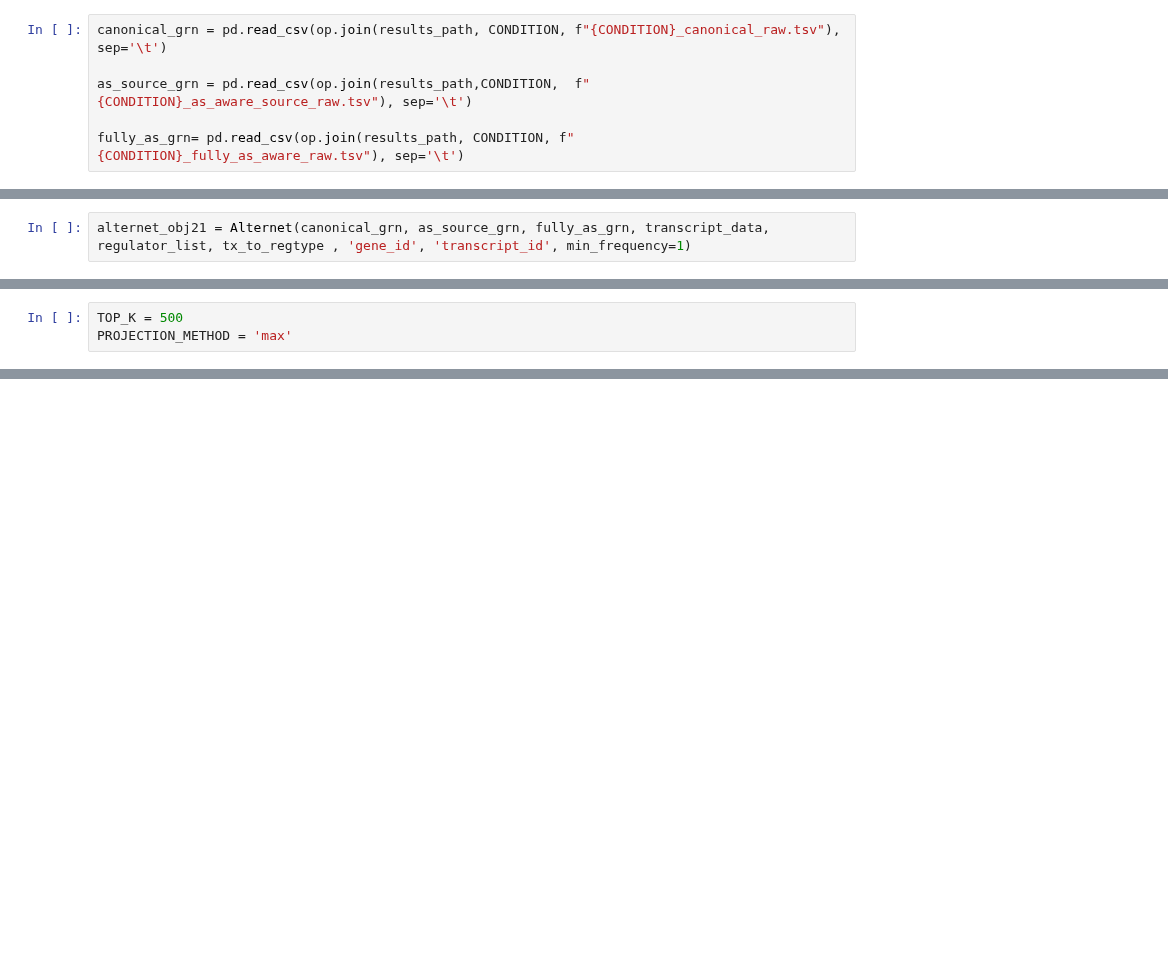
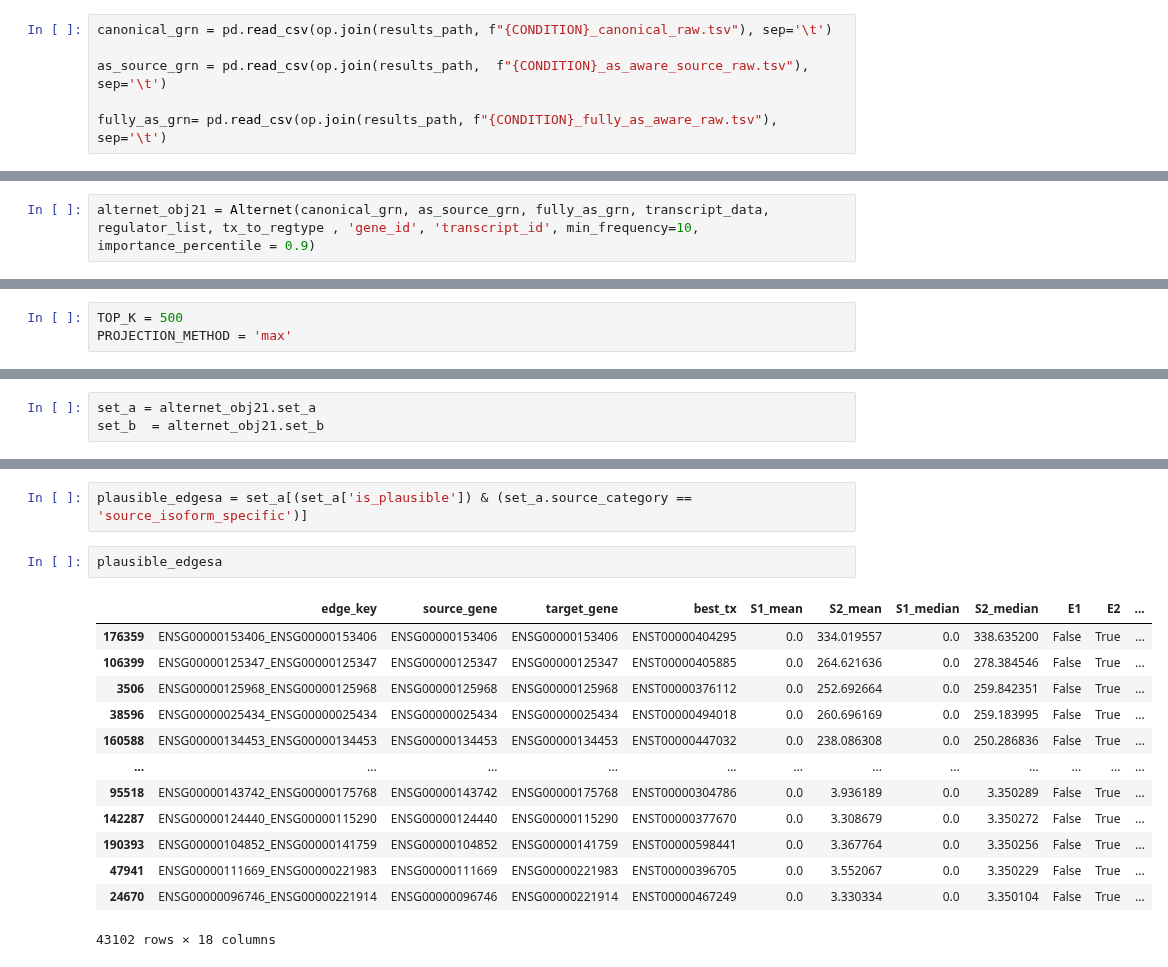
Before and after one commit to bionetslab/alternet, a Jupyter notebook: src/alternet/tutorials/alternettwo_tutorial.ipynb, the cells around one changed output, grey strips where cells are left out. Drawn from its saved outputs; the diff is of its cells as text; blank space fills up the shorter version.

Commit message:
alternet new version

```diff
--- a/src/alternet/tutorials/alternettwo_tutorial.ipynb
+++ b/src/alternet/tutorials/alternettwo_tutorial.ipynb
@@ -135,6 +71,6 @@ transcript_data
 # %%
-canonical_grn = pd.read_csv(op.join(results_path, CONDITION, f"{CONDITION}_canonical_raw.tsv"), sep='\t')
+canonical_grn = pd.read_csv(op.join(results_path, f"{CONDITION}_canonical_raw.tsv"), sep='\t')
 
-as_source_grn = pd.read_csv(op.join(results_path,CONDITION,  f"{CONDITION}_as_aware_source_raw.tsv"), sep='\t')
+as_source_grn = pd.read_csv(op.join(results_path,  f"{CONDITION}_as_aware_source_raw.tsv"), sep='\t')
 
-fully_as_grn= pd.read_csv(op.join(results_path, CONDITION, f"{CONDITION}_fully_as_aware_raw.tsv"), sep='\t')
+fully_as_grn= pd.read_csv(op.join(results_path, f"{CONDITION}_fully_as_aware_raw.tsv"), sep='\t')
@@ -194,5 +77,5 @@ as_source_grn
 # %%
-alternet_obj21 = Alternet(canonical_grn, as_source_grn, fully_as_grn, transcript_data, regulator_list, tx_to_regtype , 'gene_id', 'transcript_id', min_frequency=1)
+alternet_obj21 = Alternet(canonical_grn, as_source_grn, fully_as_grn, transcript_data, regulator_list, tx_to_regtype , 'gene_id', 'transcript_id', min_frequency=10, importance_percentile = 0.9)
 # %% [output]
 Computing set A
 
@@ -431,0 +167,3 @@ l3_top, l3_symbols, l3_meta = build_target_list(
+# %%
+set_a = alternet_obj21.set_a
+set_b  = alternet_obj21.set_b
@@ -432 +225,19 @@ l3_top, l3_symbols, l3_meta = build_target_list(
+# %%
+plausible_edgesa = set_a[(set_a['is_plausible']) & (set_a.source_category == 'source_isoform_specific')]
+# %%
+plausible_edgesa
+# %% [output]
+|  | edge_key | source_gene | target_gene | best_tx | S1_mean | S2_mean | S1_median | S2_median | E1 | E2 | ... |
+| 176359 | ENSG00000153406_ENSG00000153406 | ENSG00000153406 | ENSG00000153406 | ENST00000404295 | 0.0 | 334.019557 | 0.0 | 338.635200 | False | True | ... |
+| 106399 | ENSG00000125347_ENSG00000125347 | ENSG00000125347 | ENSG00000125347 | ENST00000405885 | 0.0 | 264.621636 | 0.0 | 278.384546 | False | True | ... |
+| 3506 | ENSG00000125968_ENSG00000125968 | ENSG00000125968 | ENSG00000125968 | ENST00000376112 | 0.0 | 252.692664 | 0.0 | 259.842351 | False | True | ... |
+| 38596 | ENSG00000025434_ENSG00000025434 | ENSG00000025434 | ENSG00000025434 | ENST00000494018 | 0.0 | 260.696169 | 0.0 | 259.183995 | False | True | ... |
+| 160588 | ENSG00000134453_ENSG00000134453 | ENSG00000134453 | ENSG00000134453 | ENST00000447032 | 0.0 | 238.086308 | 0.0 | 250.286836 | False | True | ... |
+| ... | ... | ... | ... | ... | ... | ... | ... | ... | ... | ... | ... |
+| 95518 | ENSG00000143742_ENSG00000175768 | ENSG00000143742 | ENSG00000175768 | ENST00000304786 | 0.0 | 3.936189 | 0.0 | 3.350289 | False | True | ... |
+| 142287 | ENSG00000124440_ENSG00000115290 | ENSG00000124440 | ENSG00000115290 | ENST00000377670 | 0.0 | 3.308679 | 0.0 | 3.350272 | False | True | ... |
+| 190393 | ENSG00000104852_ENSG00000141759 | ENSG00000104852 | ENSG00000141759 | ENST00000598441 | 0.0 | 3.367764 | 0.0 | 3.350256 | False | True | ... |
+| 47941 | ENSG00000111669_ENSG00000221983 | ENSG00000111669 | ENSG00000221983 | ENST00000396705 | 0.0 | 3.552067 | 0.0 | 3.350229 | False | True | ... |
+| 24670 | ENSG00000096746_ENSG00000221914 | ENSG00000096746 | ENSG00000221914 | ENST00000467249 | 0.0 | 3.330334 | 0.0 | 3.350104 | False | True | ... |
+43102 rows × 18 columns
 # %%
```
Also changed, not shown: parts of 55 cells of this notebook, 13 other files.
